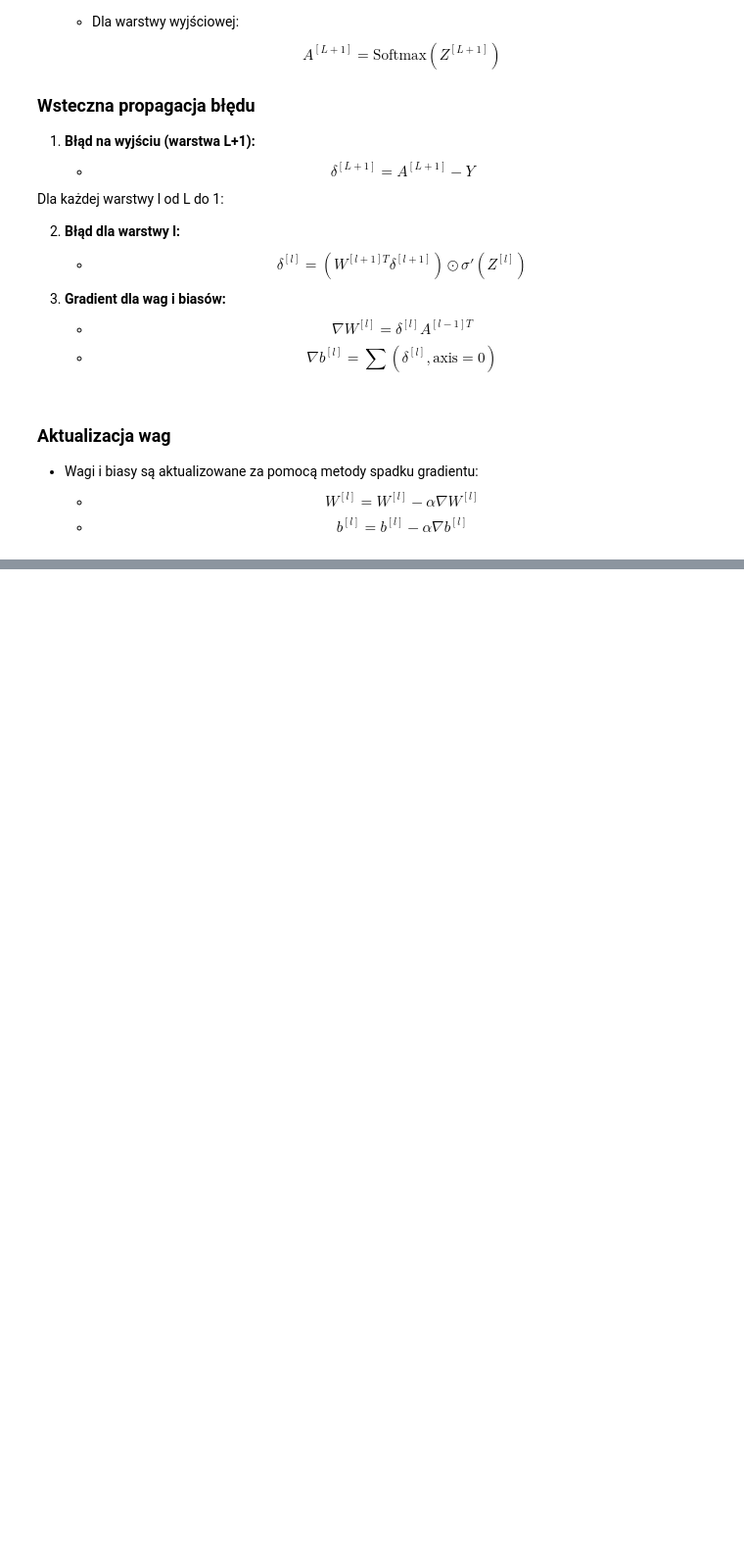
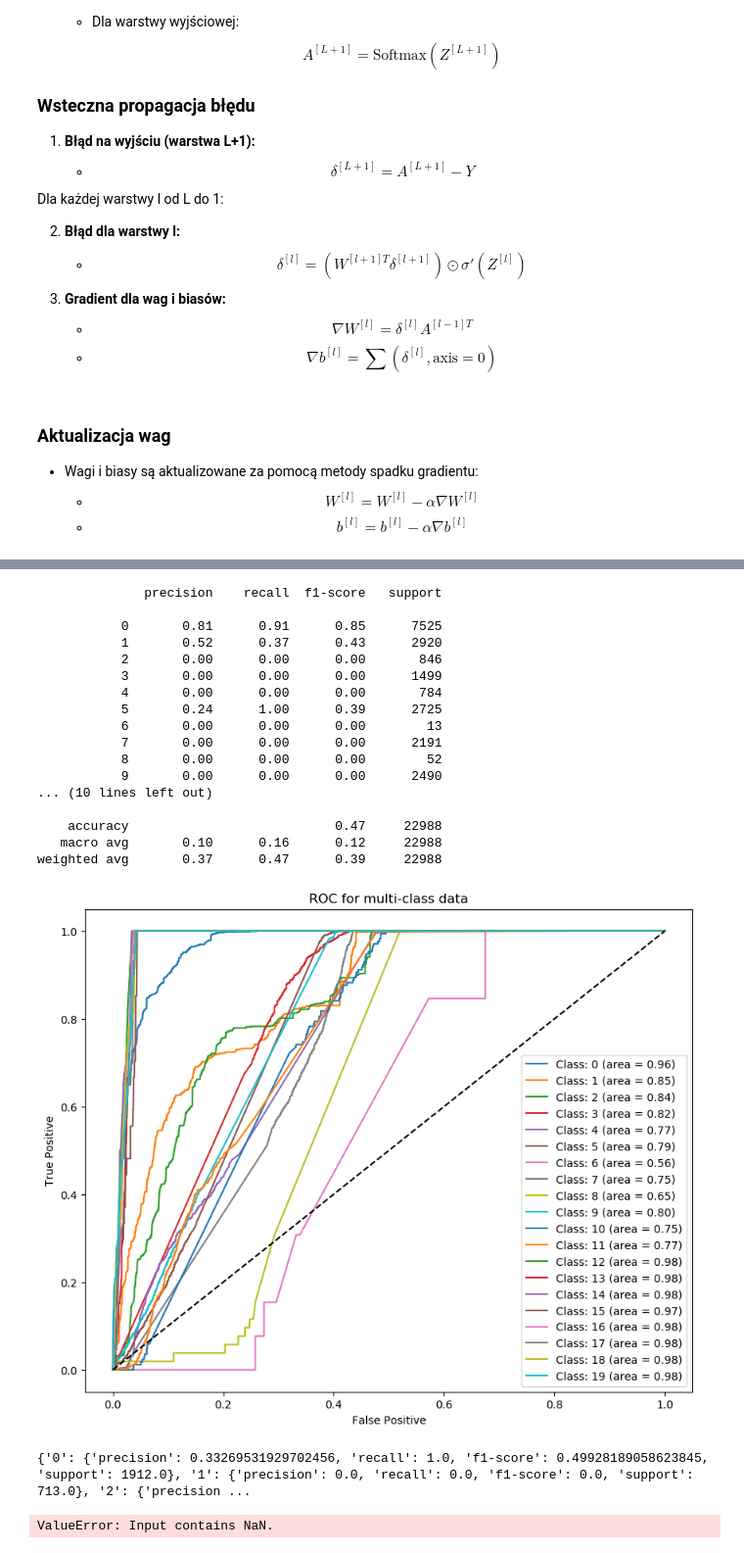
Before and after one commit to Wojtekpob/AI-algorithms, a Jupyter notebook: lab6/zad6.ipynb, the cells around one changed output, grey strips where cells are left out. Shown at 98% size. Drawn from its saved outputs; the diff is of its cells as text; code cells hidden in the pictures; blank space fills up the shorter version.

```diff
--- a/lab6/zad6.ipynb
+++ b/lab6/zad6.ipynb
@@ -195,7 +197,7 @@ def predict(X, parameters):
         Z = sigmoid(Z)
     Z = np.dot(Z, parameters["W"+str(len(parameters)//2)]) + parameters["b"+str(len(parameters)//2)]
     Z = softmax(Z)
-    return np.argmax(Z, axis=1)
+    return Z
 # %%
 X_test, Y_test, X_train, Y_train =getEncodedDatasets()
 # parameters = initializeParameters(2, [5,15], 20,2)
@@ -277,3 +224,67 @@ print(sum/a.shape[0]*100)
+# %%
+def convertYToMaxValuePerRecord(Y):
+    return np.argmax(Y, axis=1)
+# %%
+def plot_multiclass_roc(Y, Y_predicted, n_classes):
+    fpr = {}
+    tpr = {}
+    roc_auc = {}
+
+    for i in range(n_classes):
+        fpr[i], tpr[i], _ = skm.roc_curve(Y[:, i], Y_predicted[:, i])
+        roc_auc[i] = skm.auc(fpr[i], tpr[i])
+
+    plt.figure(figsize=(10, 8))
+
+    for i in range(n_classes):
+        plt.plot(fpr[i], tpr[i], label=f'Class: {i} (area = {roc_auc[i]:.2f})')
+
+    plt.plot([0, 1], [0, 1], 'k--')
+    plt.xlabel('False Positive')
+    plt.ylabel('True Positive')
+    plt.title('ROC for multi-class data')
+    plt.legend(loc="lower right")
+    plt.show()
+# %%
+Y_train_predicted = predict(X_train, params)
+
+Y_train_code = convertYToMaxValuePerRecord(Y_train)
+Y_train_predicted_code = convertYToMaxValuePerRecord(Y_train_predicted)
+trainReport = skm.classification_report(Y_train_code, Y_train_predicted_code)
+
+print(trainReport)
+plot_multiclass_roc(Y_train, Y_train_predicted, 20)
+# %% [output]
+              precision    recall  f1-score   support
+
+           0       0.81      0.91      0.85      7525
+           1       0.52      0.37      0.43      2920
+           2       0.00      0.00      0.00       846
+           3       0.00      0.00      0.00      1499
+           4       0.00      0.00      0.00       784
+           5       0.24      1.00      0.39      2725
+           6       0.00      0.00      0.00        13
+           7       0.00      0.00      0.00      2191
+           8       0.00      0.00      0.00        52
+           9       0.00      0.00      0.00      2490
+... (10 lines left out)
+
+    accuracy                           0.47     22988
+   macro avg       0.10      0.16      0.12     22988
+weighted avg       0.37      0.47      0.39     22988
+[figure, added]
+# %%
+Y_test_predicted = predict(X_test, params)
+
+Y_test_code = convertYToMaxValuePerRecord(Y_test)
+Y_test_predicted_code = convertYToMaxValuePerRecord(Y_test_predicted)
+testReport = skm.classification_report(Y_test_code, Y_test_predicted_code, output_dict=True)
+
+print(testReport)
+plot_multiclass_roc(Y_test, Y_test_predicted, 20)
+# %% [output]
+{'0': {'precision': 0.33269531929702456, 'recall': 1.0, 'f1-score': 0.49928189058623845, 'support': 1912.0}, '1': {'precision': 0.0, 'recall': 0.0, 'f1-score': 0.0, 'support': 713.0}, '2': {'precision ...
+ValueError: Input contains NaN.
 # %%
 plt.plot(costs)
 # %% [output]
```
Also changed, not shown: parts of 9 cells of this notebook, 2 other files.
